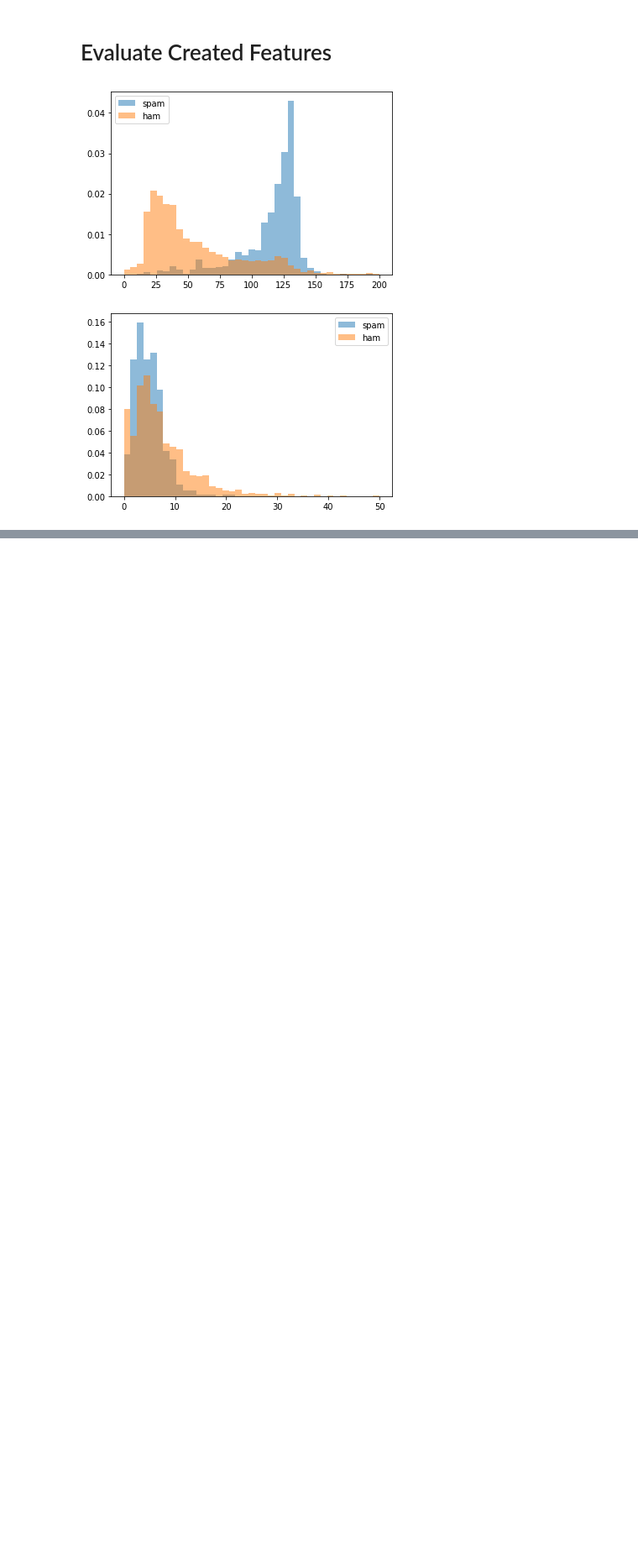
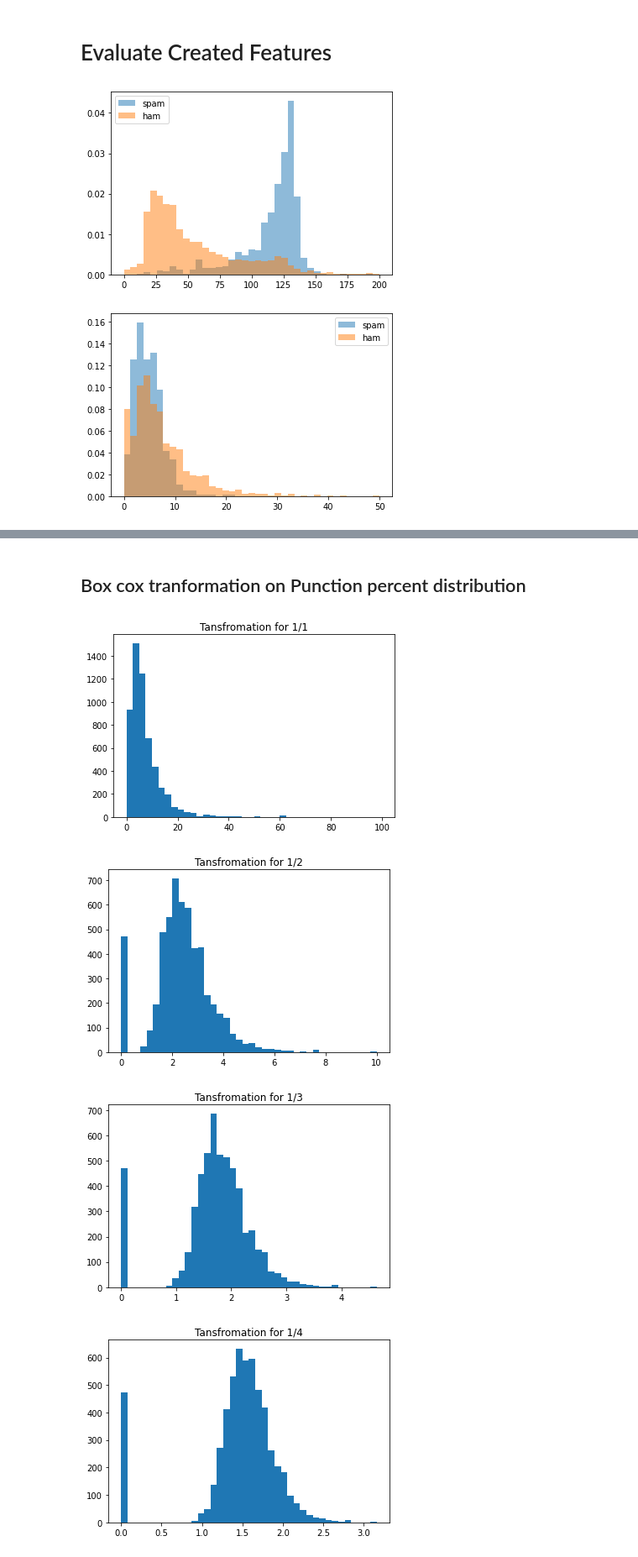
Before and after one commit to hrushikute/DataAnalytics, a Jupyter notebook: nltk_exploration.ipynb, the cells around one changed output, grey strips where cells are left out. Shown: that part at 84% size. Drawn from its saved outputs; the diff is of its cells as text; code cells hidden in the pictures; blank space fills up the shorter version.

```diff
--- a/nltk_exploration.ipynb
+++ b/nltk_exploration.ipynb
@@ -578,0 +595,13 @@ pyplot.show()
+# %% [markdown]
+## Box cox tranformation on Punction percent distribution
+# %%
+bins = 40
+for i in range(1,6):
+  pyplot.hist((df['percent_punctuation'])**(1/i),bins)
+  pyplot.title(f"Tansfromation for 1/{i}")
+  pyplot.show()
+# %% [output]
+[figure, added]
+[figure, added]
+[figure, added]
+[figure, added]
```
Also changed, not shown: parts of 4 cells of this notebook.
